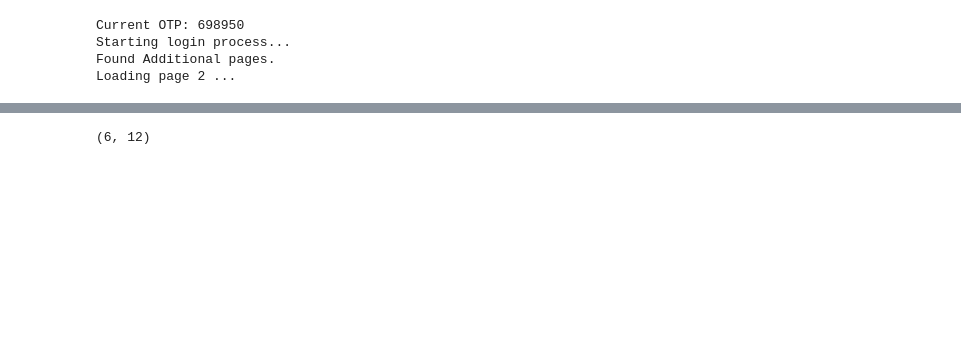
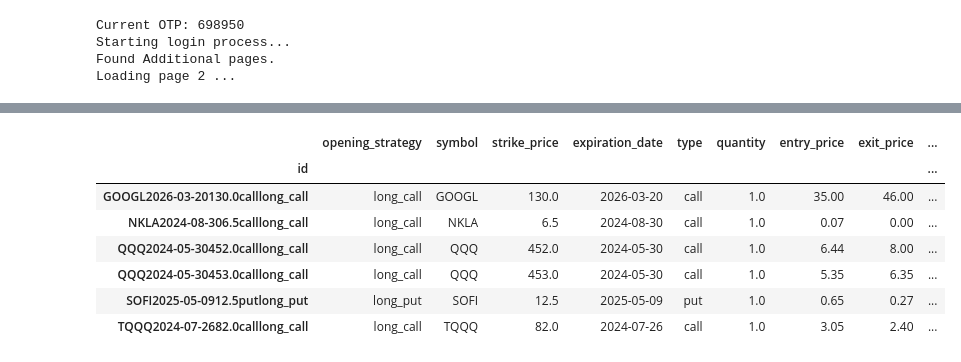
Before and after one commit to mihirargulkar/robinhood-dashboard, a Jupyter notebook: data.ipynb, the cells around one changed output, grey strips where cells are left out. Saved outputs shown, nothing was run; the diff lists cells and outputs as text; code cells hidden in the pictures; blank space fills up the shorter version.

```diff
--- a/data.ipynb
+++ b/data.ipynb
@@ -120,35 +133,42 @@ short_trades = short_trades[[
 long_trades = option_orders[option_orders['opening_strategy'].isin(['long_put', 'long_call'])].copy()
 long_trades = long_trades.rename(columns={'chain_symbol': 'symbol', 'option_type': 'type', 'order_quantity': 'quantity'})
 long_trades = long_trades.groupby('id').agg({
     'opening_strategy': 'first',
     'symbol': 'first',
     'strike_price': 'first',
     'expiration_date': 'first',
     'type': 'first',
     'quantity': 'first',
     'price': 'first',
     'direction': list
 })
 
 def get_exit_price(id_):
     group = option_orders[option_orders['id'] == id_]
     if (group['direction'] == 'credit').any():
         return group['price'].iloc[-1]
     return 0
 
 long_trades['entry_price'] = long_trades['price']
 long_trades['exit_price'] = long_trades.index.to_series().map(get_exit_price)
 long_trades['pnl'] = (long_trades['exit_price'] - long_trades['entry_price']) * long_trades['quantity'] * 100
 long_trades['cumulative_pnl'] = long_trades['pnl'].cumsum()
 long_trades['collateral'] = long_trades['entry_price'] * long_trades['quantity'] * 100
 long_trades['roi'] = ((long_trades['pnl'] / long_trades['collateral']) * 100).round(2)
 long_trades = long_trades[[
     'opening_strategy', 'symbol', 'strike_price', 'expiration_date', 'type',
     'quantity', 'entry_price', 'exit_price', 'pnl', 'cumulative_pnl', 'collateral', 'roi'
 ]]
-long_trades.shape
+long_trades
 # %% [output]
-(6, 12)
+|  | opening_strategy | symbol | strike_price | expiration_date | type | quantity | entry_price | exit_price | ... |
+| id |  |  |  |  |  |  |  |  | ... |
+| GOOGL2026-03-20130.0calllong_call | long_call | GOOGL | 130.0 | 2026-03-20 | call | 1.0 | 35.00 | 46.00 | ... |
+| NKLA2024-08-306.5calllong_call | long_call | NKLA | 6.5 | 2024-08-30 | call | 1.0 | 0.07 | 0.00 | ... |
+| QQQ2024-05-30452.0calllong_call | long_call | QQQ | 452.0 | 2024-05-30 | call | 1.0 | 6.44 | 8.00 | ... |
+| QQQ2024-05-30453.0calllong_call | long_call | QQQ | 453.0 | 2024-05-30 | call | 1.0 | 5.35 | 6.35 | ... |
+| SOFI2025-05-0912.5putlong_put | long_put | SOFI | 12.5 | 2025-05-09 | put | 1.0 | 0.65 | 0.27 | ... |
+| TQQQ2024-07-2682.0calllong_call | long_call | TQQQ | 82.0 | 2024-07-26 | call | 1.0 | 3.05 | 2.40 | ... |
 # %%
 # Short spreads (put/call): concise processing
 ss_trades = option_orders[option_orders['opening_strategy'].isin(['short_put_spread', 'short_call_spread'])].copy()
```
Also changed, not shown: parts of 4 cells of this notebook, 6 other files.
